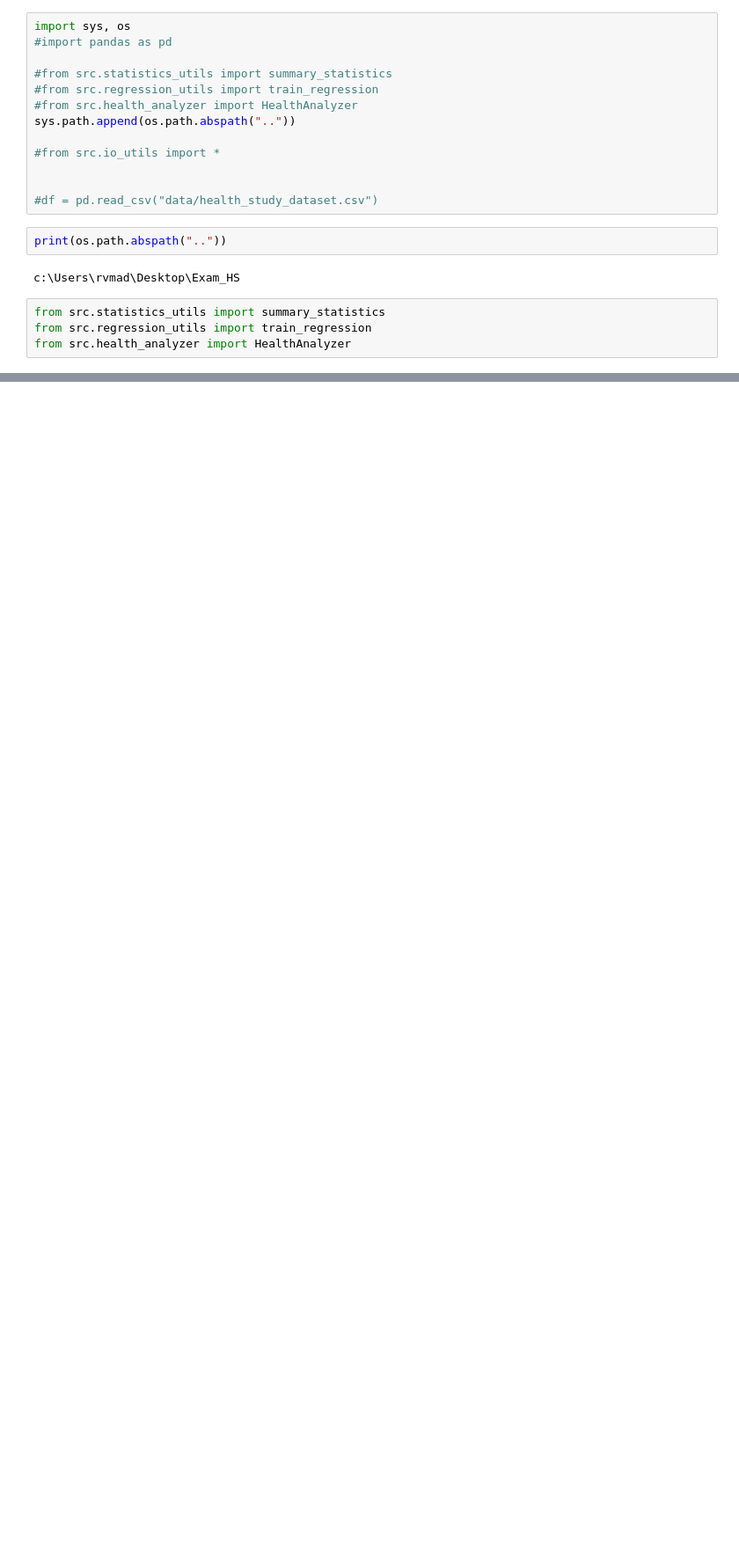
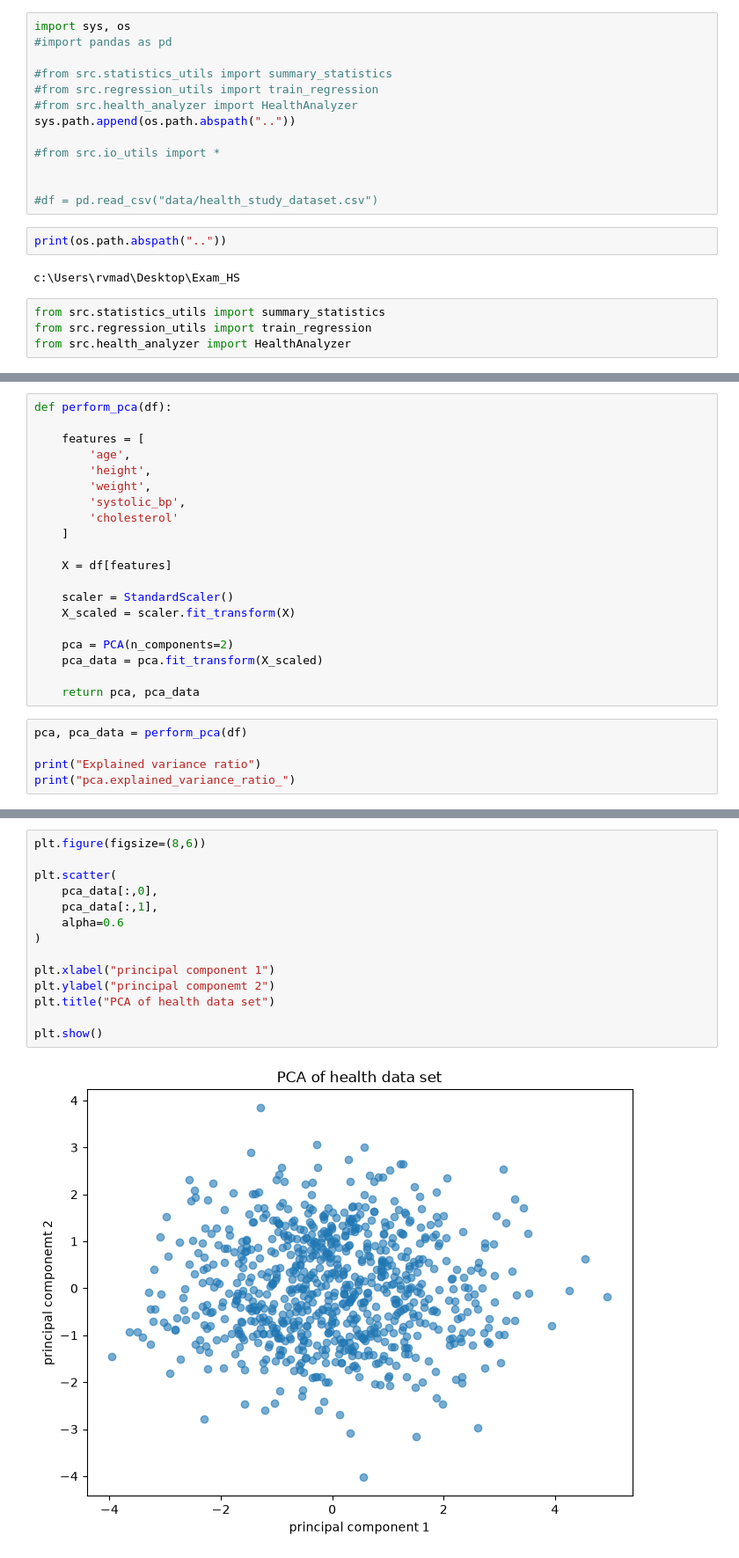
Before and after one commit to MadhaviKolli/Exam_healthstudy, a Jupyter notebook: notebook/health_analysis.ipynb, the cells around one changed output, grey strips where cells are left out. Shown at 88% size. Drawn from its saved outputs; the diff is of its cells as text; blank space fills up the shorter version.

```diff
--- a/notebook/health_analysis.ipynb
+++ b/notebook/health_analysis.ipynb
@@ -68,0 +152,25 @@ for root, dirs, files in os.walk("."):
+# %%
+def perform_pca(df):
+
+    features = [
+        'age',
+        'height',
+        'weight',
+        'systolic_bp',
+        'cholesterol'
+    ]
+
+    X = df[features]
+
+    scaler = StandardScaler()
+    X_scaled = scaler.fit_transform(X)
+
+    pca = PCA(n_components=2)
+    pca_data = pca.fit_transform(X_scaled)
+
+    return pca, pca_data
+# %%
+pca, pca_data = perform_pca(df)
+
+print("Explained variance ratio")
+print("pca.explained_variance_ratio_")
@@ -68,0 +182,16 @@ for root, dirs, files in os.walk("."):
+# %%
+plt.figure(figsize=(8,6))
+
+plt.scatter(
+    pca_data[:,0],
+    pca_data[:,1],
+    alpha=0.6
+)
+
+plt.xlabel("principal component 1")
+plt.ylabel("principal componemt 2")
+plt.title("PCA of health data set")
+
+plt.show()
+# %% [output]
+[figure, added]
```
Also changed, not shown: parts of 31 cells of this notebook.
